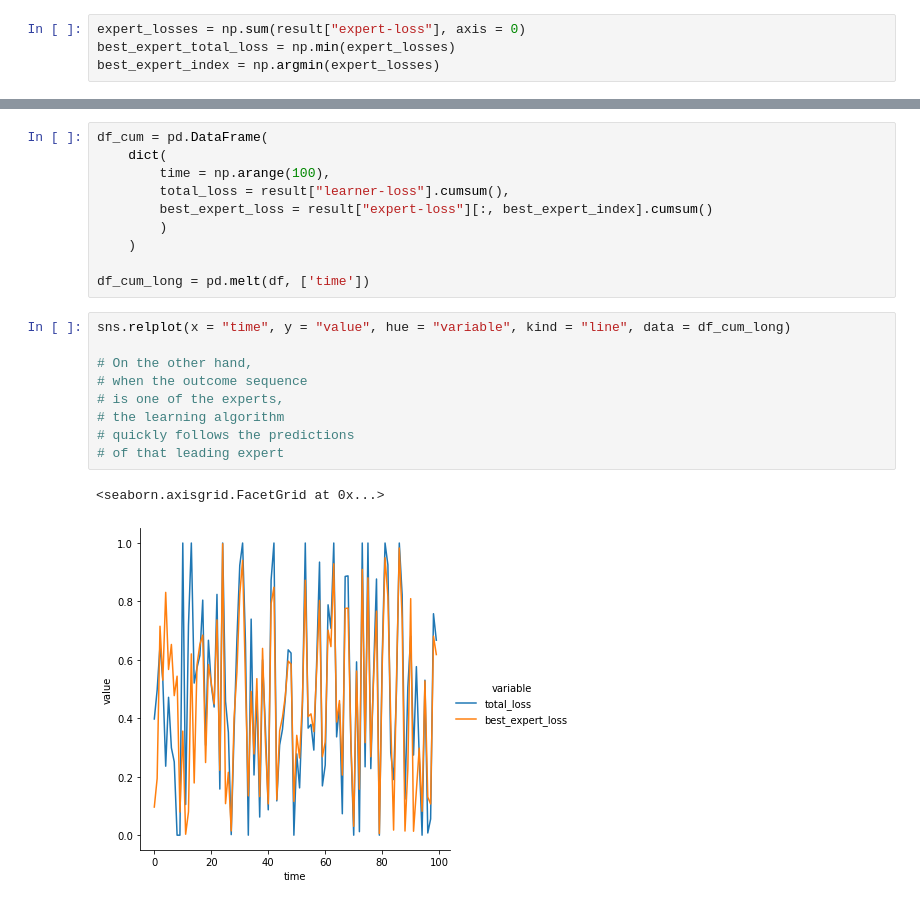
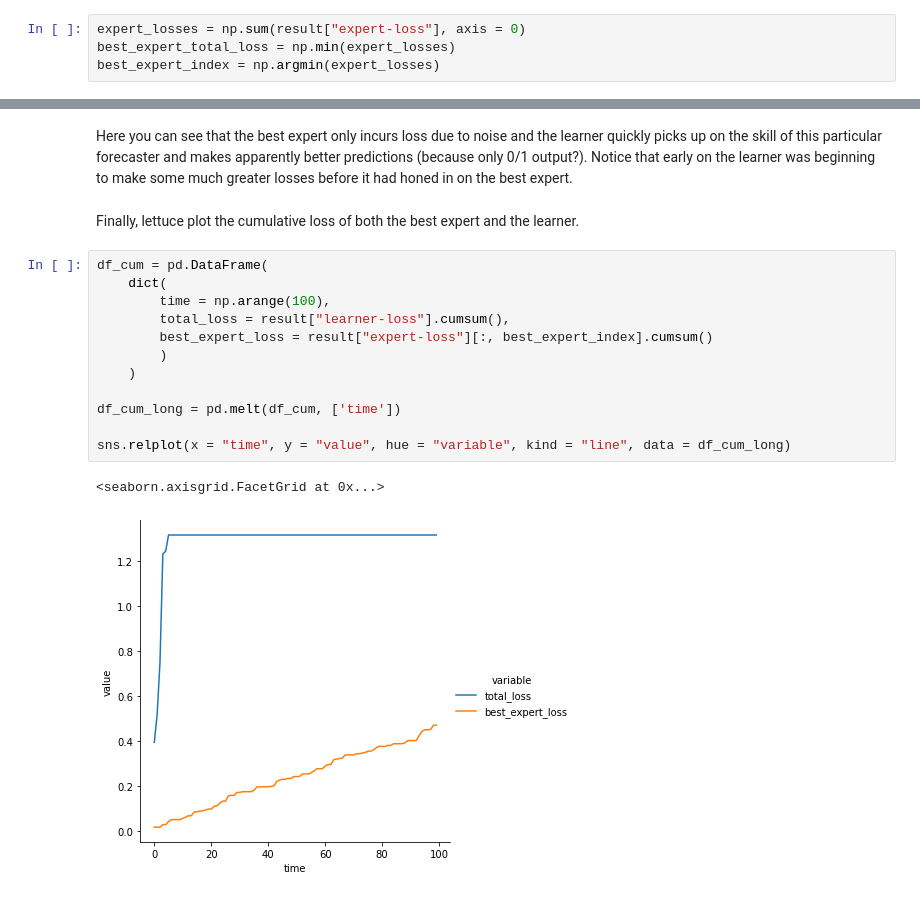
Before and after one commit to MHenderson/expert-learning, a Jupyter notebook: scalar_experiment.ipynb, the cells around one changed output, grey strips where cells are left out. Cells and saved outputs as stored; diff of their text form.

```diff
--- a/scalar_experiment.ipynb
+++ b/scalar_experiment.ipynb
@@ -52,22 +178,19 @@ sns.relplot(x = "time", y = "value", hue = "variable", kind = "line", data = df_
+# %% [markdown]
+Here you can see that the best expert only incurs loss due to noise and the learner quickly picks up on the skill of this particular forecaster and makes apparently better predictions (because only 0/1 output?). Notice that early on the learner was beginning to make some much greater losses before it had honed in on the best expert.
+# %% [markdown]
+Finally, lettuce plot the cumulative loss of both the best expert and the learner.
 # %%
 df_cum = pd.DataFrame(
     dict(
         time = np.arange(100),
         total_loss = result["learner-loss"].cumsum(),
         best_expert_loss = result["expert-loss"][:, best_expert_index].cumsum()
         )
     )
 
-df_cum_long = pd.melt(df, ['time'])
+df_cum_long = pd.melt(df_cum, ['time'])
+
+sns.relplot(x = "time", y = "value", hue = "variable", kind = "line", data = df_cum_long)
+# %% [output]
+<seaborn.axisgrid.FacetGrid at 0x...>
+[figure, added]
-# %%
-sns.relplot(x = "time", y = "value", hue = "variable", kind = "line", data = df_cum_long)
-
-# On the other hand,
-# when the outcome sequence
-# is one of the experts,
-# the learning algorithm
-# quickly follows the predictions
-# of that leading expert
-# %% [output]
-<seaborn.axisgrid.FacetGrid at 0x...>
-[figure, removed]
```
Also changed, not shown: parts of 48 cells of this notebook.
